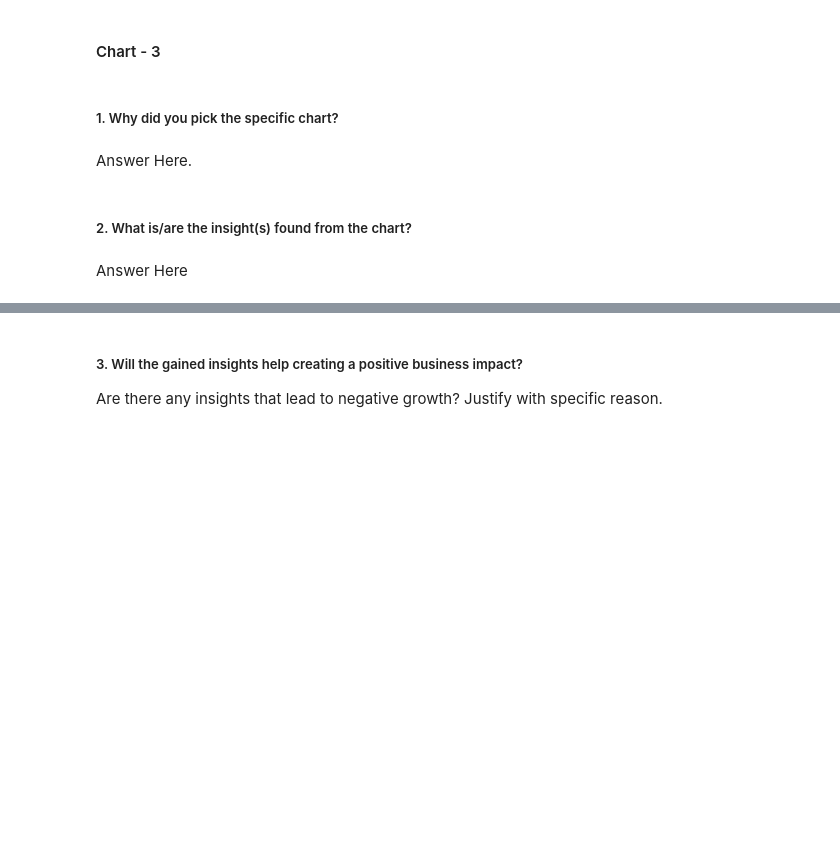
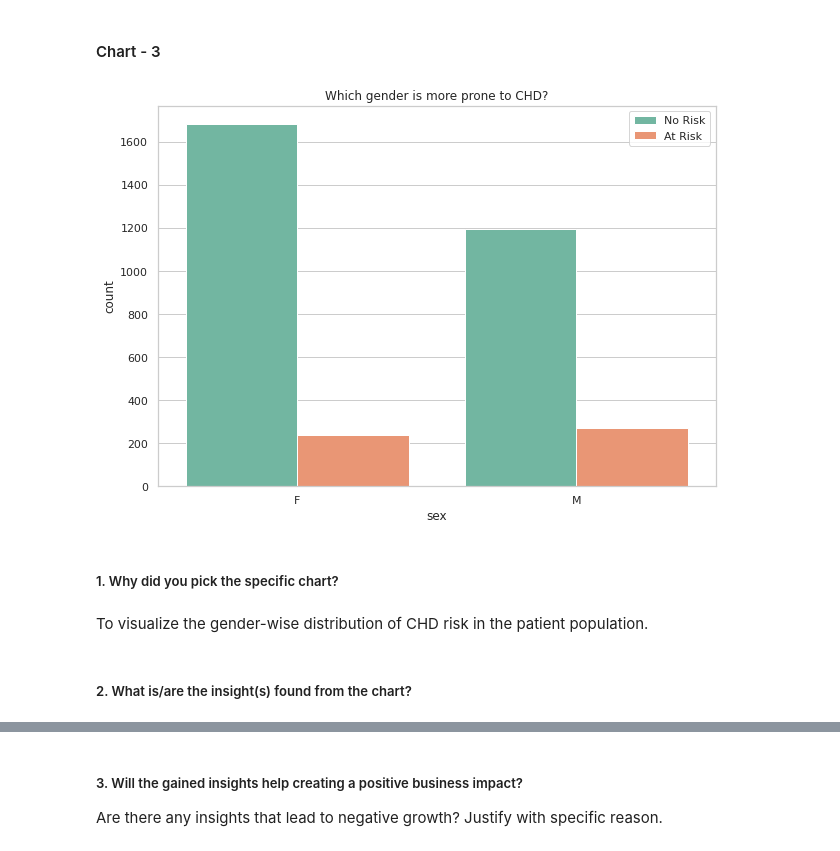
Before and after one commit to HKishanPatel/Cardiovascular-Risk-Prediction, a Jupyter notebook: Cardiovascular_Risk_Prediction.ipynb, the cells around one changed output, grey strips where cells are left out. Drawn from its saved outputs; the diff is of its cells as text; code cells hidden in the pictures; blank space fills up the shorter version.

```diff
--- a/Cardiovascular_Risk_Prediction.ipynb
+++ b/Cardiovascular_Risk_Prediction.ipynb
@@ -441,8 +439,16 @@ The insights gained from the analysis can have a positive impact on business dec
+# %%
+# Chart - 3 visualization code
+
+plt.figure(figsize=(10,7))
+sns.countplot(df.sex, hue=df.Risk)
+plt.title('Which gender is more prone to CHD?')
+plt.legend(['No Risk','At Risk'])
+plt.show()
+# %% [output]
+[figure, added]
 # %% [markdown]
 ##### 1. Why did you pick the specific chart?
-# %% [markdown]
-Answer Here.
+# %% [markdown]
+To visualize the gender-wise distribution of CHD risk in the patient population.
 # %% [markdown]
 ##### 2. What is/are the insight(s) found from the chart?
-# %% [markdown]
-Answer Here
```
Also changed, not shown: parts of 12 cells of this notebook.
